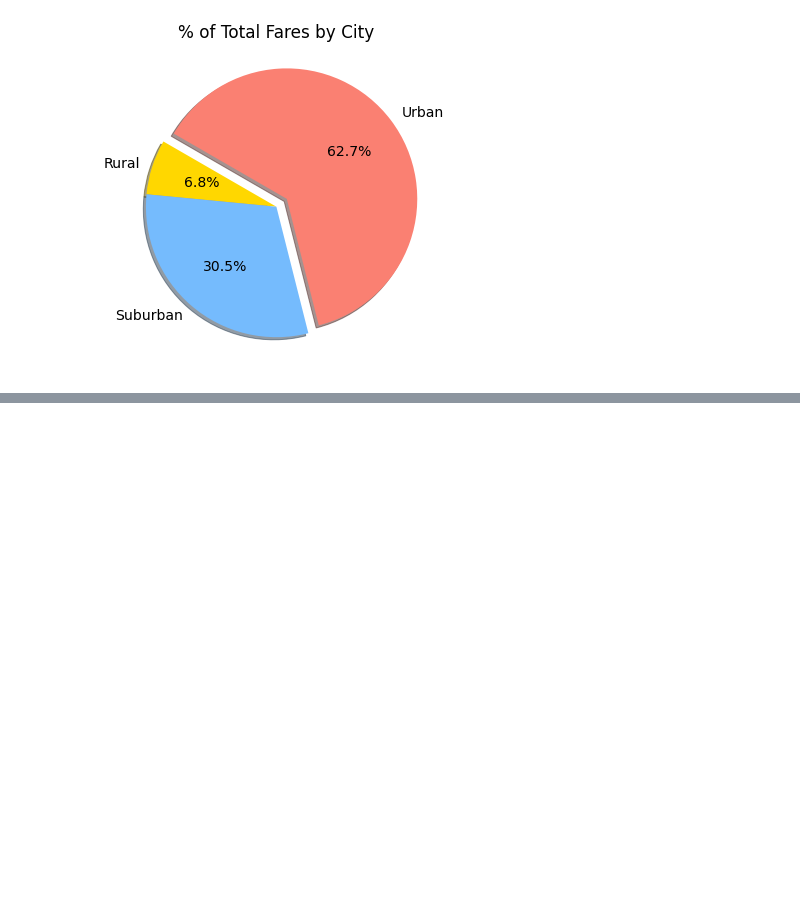
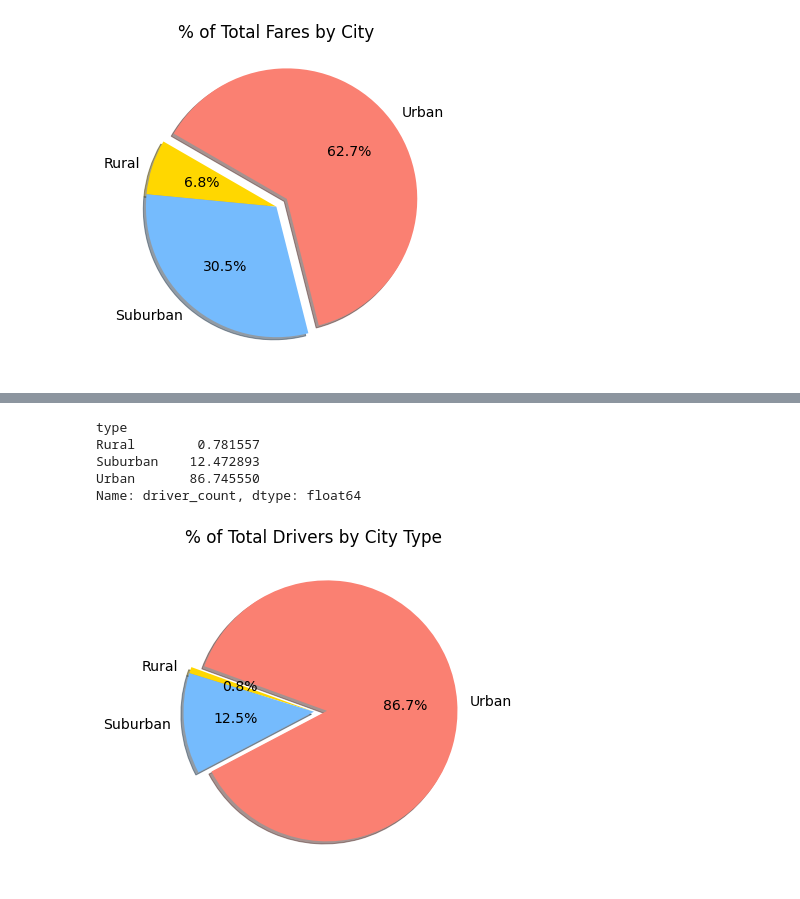
Before and after one commit to michalmichael67/PyBer_Analysis, a Jupyter notebook: PyBer.ipynb, the cells around one changed output, grey strips where cells are left out. Cells and saved outputs as stored; diff of their text form; code cells hidden in the pictures; blank space fills up the shorter version.

```diff
--- a/PyBer.ipynb
+++ b/PyBer.ipynb
@@ -740,0 +747,22 @@ plt.pie(rides_by_type, labels = labels, autopct = "%1.1f%%", startangle = 150, e
+# %%
+drivers_by_type_pct = 100*(pyber_data_df.groupby(['type']).sum()['driver_count']) / (pyber_data_df['driver_count'].sum())
+drivers_by_type_pct
+# %% [output]
+type
+Rural        0.781557
+Suburban    12.472893
+Urban       86.745550
+Name: driver_count, dtype: float64
+# %%
+labels = ["Rural", "Suburban", "Urban"]
+explode = [0, 0, .1]
+colors = ['gold', 'xkcd:sky blue', 'salmon']
+plt.subplots(figsize = (10,6))
+plt.pie(drivers_by_type_pct, labels = labels, autopct = "%1.1f%%", explode = explode, shadow = True,
+       startangle = 160, colors = colors)
+plt.title("% of Total Drivers by City Type")
+mpl.rcParams['font.size'] = 14
+
+plt.savefig("analysis/Fig7Michal.png")
+# %% [output]
+[figure, added]
```
Also changed, not shown: parts of 16 cells of this notebook, 2 other files.
